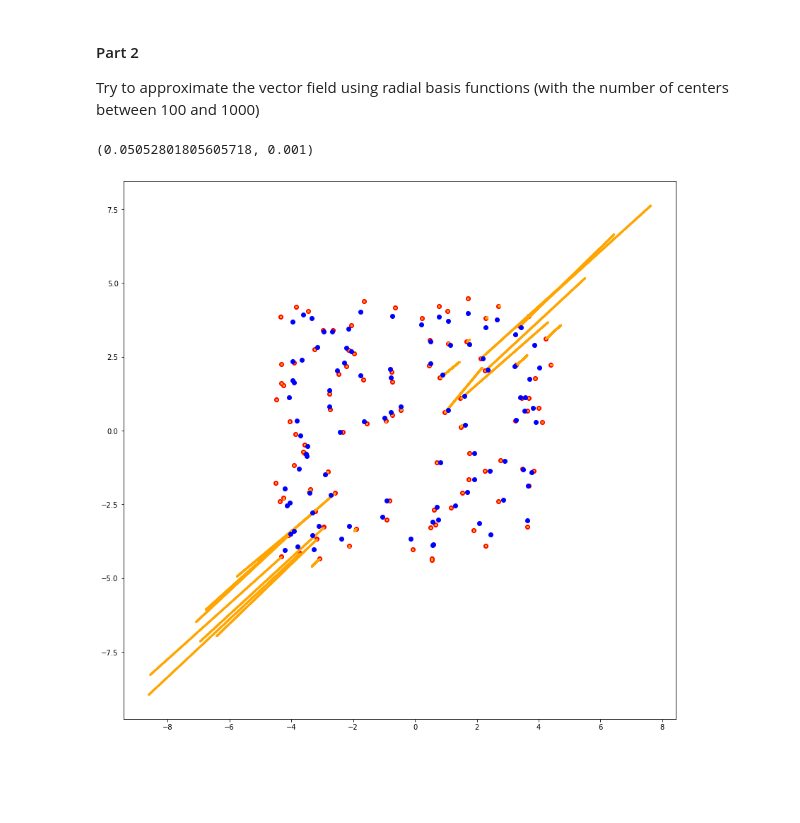
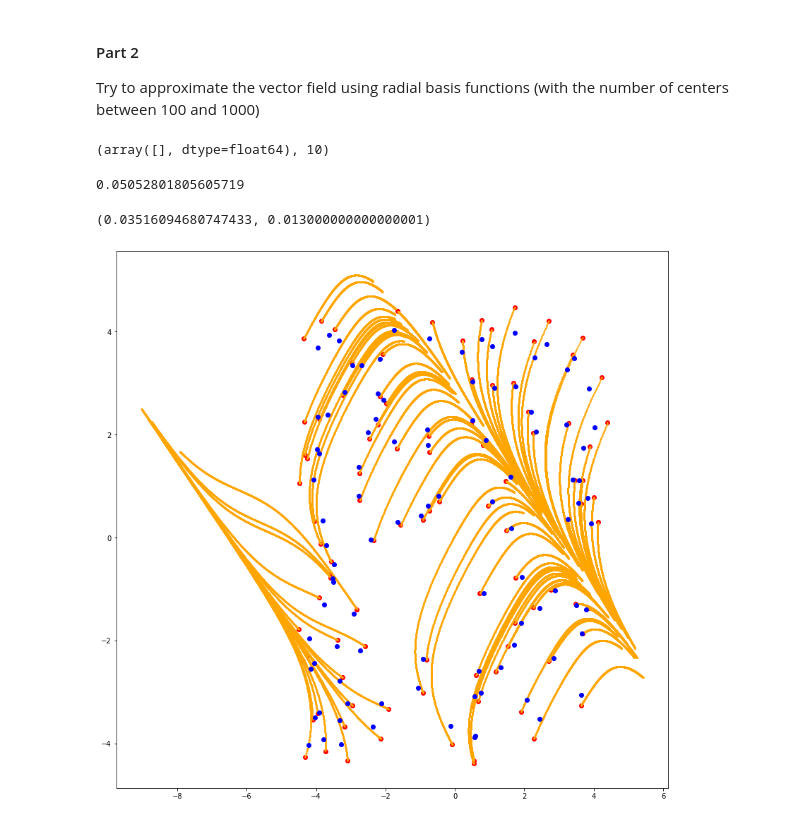
Before and after one commit to AlexPasqua/MLCMS-exercises, a Jupyter notebook: EX5/src/task3.ipynb, the cells around one changed output. Drawn from its saved outputs; the diff is of its cells as text; code cells hidden in the pictures; blank space fills up the shorter version.

```diff
--- a/EX5/src/task3.ipynb
+++ b/EX5/src/task3.ipynb
@@ -20,7 +20,9 @@ plt.show()
 
 Try to estimate a linear operator A for the nonlinear vector fields with unknown deltaT
 # %%
-A, _, _, _ = approx_lin_func(data=(x0,x1))
+delta_t = 100
+v = (x1 - x0) / delta_t
+A, residuals, _, _ = approx_lin_func(data=(x0,v))
 # %%
 def compute_step(A, x0, delta_t):
     return x0 + delta_t * x0 @ A.T
@@ -27,17 +34,18 @@ def compute_step(A, x0, delta_t):
 # %%
-step = 0.001
-end_time = 0.1
+step = delta_t / 1000
+end_time = delta_t
 slc = 100
 new_x0 = x0
 prev_lstsq = (math.inf, math.inf)
 plt.rcParams["figure.figsize"] = (14,14)
 plt.scatter(new_x0[:slc,0],new_x0[:slc,1], c='red')
 for i in range(int(end_time / step)):
-    curr_lstsq = np.mean([np.linalg.norm(a - b)**2 for (a,b) in zip(new_x0, x1)])
+    curr_lstsq = np.linalg.norm(x1 - new_x0)**2 / len(new_x0)
+    print(curr_lstsq)
     if curr_lstsq < prev_lstsq[0]:
         prev_lstsq = (curr_lstsq, step*i + step)
     new_x0 = compute_step(A, new_x0, step)
-    plt.scatter(new_x0[:slc,0],new_x0[:slc,1], c='orange', s=2)
+    plt.scatter(new_x0[:slc,0],new_x0[:slc,1], c='orange', s=10)
 plt.scatter(x1[:slc,0],x1[:slc,1], c='blue')
 print(prev_lstsq)
 plt.show()
@@ -51,27 +75,40 @@ Try to approximate the vector field using radial basis functions (with the numbe
 100 and 1000)
 # %%
 n_bases = 500
+delta_t = 0.01
+v = (x1 - x0) / delta_t
 centers = np.random.choice(x0.ravel(), replace=False, size=n_bases)
-C, _, _, _, centers, eps, phi = approx_nonlin_func(data=(x0,x1), n_bases=n_bases, eps=.5, centers=centers)
+C, residuals, ranks, singv, centers, eps, phi = approx_nonlin_func(data=(x0,v), n_bases=n_bases, eps=10, centers=centers)
+residuals, ranks
+# %% [output]
+(array([], dtype=float64), 10)
 # %%
 def compute_step(C, phi, x0, delta_t):
     return x0 + delta_t * phi @ C
+# %%
+# mse at initial positions
+np.linalg.norm(x1 - x0)**2 / len(x0)
+# %% [output]
+0.05052801805605719
 # %%
-step = 0.001
-end_time = 1
+step = delta_t / 10
+end_time = delta_t*100
 new_x0 = x0
+slc=100
 prev_lstsq = (math.inf, math.inf)
 plt.rcParams["figure.figsize"] = (14,14)
 plt.scatter(new_x0[:slc,0],new_x0[:slc,1], c='red')
 for i in range(int(end_time / step)):
-    curr_lstsq = np.mean([np.linalg.norm(a - b)**2 for (a,b) in zip(new_x0, x1)])
+    curr_lstsq = np.linalg.norm(x1 - new_x0)**2 / len(new_x0)
     if curr_lstsq < prev_lstsq[0]:
         prev_lstsq = (curr_lstsq, step*i + step)
     new_x0 = compute_step(C, phi, new_x0, step)
+#     print(curr_lstsq)
     plt.scatter(new_x0[:slc,0],new_x0[:slc,1], c='orange', s=2)
+    phi, centers = compute_bases(points=new_x0, centers=centers, eps=eps, n_bases=n_bases)
 plt.scatter(x1[:slc,0],x1[:slc,1], c='blue')
 print(prev_lstsq)
 plt.show()
 # %% [output]
-(0.05052801805605718, 0.001)
+(0.03516094680747433, 0.013000000000000001)
-[figure, old version]
+[figure, new version]
```
Also changed, not shown: parts of 3 cells of this notebook, 1 other file.
